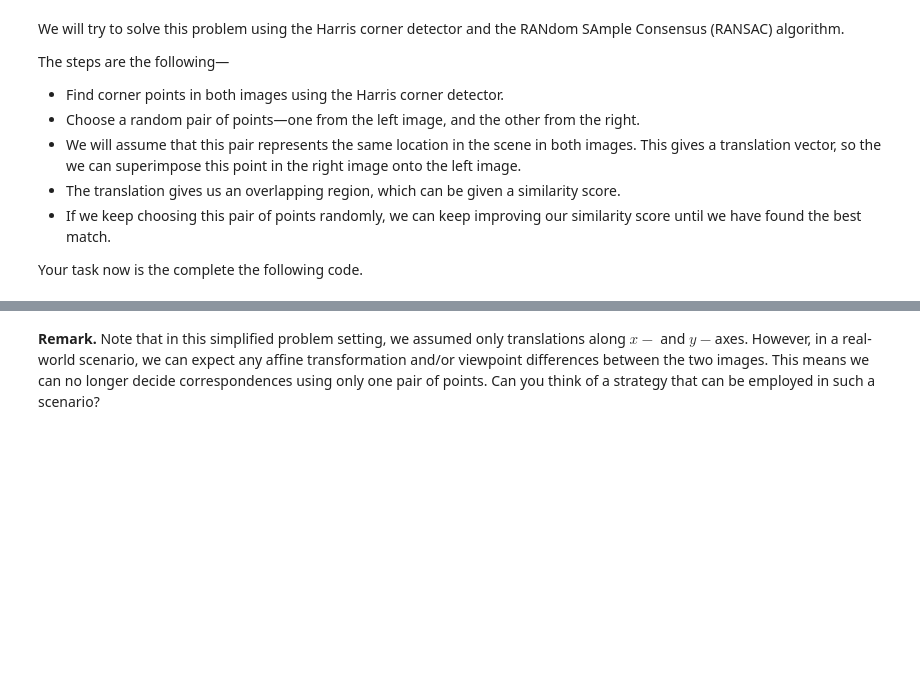
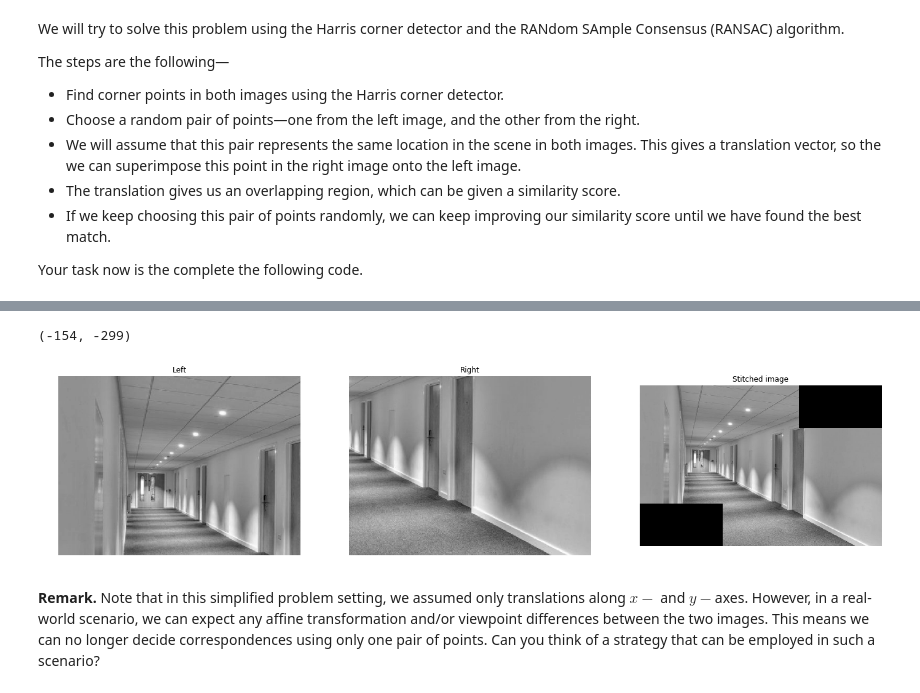
Before and after one commit to schwobr/VIC_Assignment1, a Jupyter notebook: VIC2018_Assignment1.ipynb, the cells around one changed output, grey strips where cells are left out. Cells and saved outputs as stored; diff of their text form; code cells hidden in the pictures; blank space fills up the shorter version.

```diff
--- a/VIC2018_Assignment1.ipynb
+++ b/VIC2018_Assignment1.ipynb
@@ -269,2 +340,26 @@ plt.imshow(corners_left, cmap='gray')
+# %%
+stitched_image = stitch_images(left_img, right_img, 5000, 0.2)
+
+plt.figure(figsize=(24,12))
+
+plt.subplot(1, 3, 1)
+plt.imshow(left_img, cmap='gray')
+plt.axis('off')
+plt.title('Left')
+
+plt.subplot(1, 3, 2)
+plt.imshow(right_img, cmap='gray')
+plt.axis('off')
+plt.title('Right')
+
+plt.subplot(1, 3, 3)
+plt.imshow(stitched_image, cmap='gray')
+plt.axis('off')
+plt.title('Stitched image')
+
+plt.show()
+# %% [output]
+(-154, -299)
+[figure, added]
 # %% [markdown]
 **Remark.** Note that in this simplified problem setting, we assumed only translations along $x-$ and $y-$axes. However, in a real-world scenario, we can expect any affine transformation and/or viewpoint differences between the two images. This means we can no longer decide correspondences using only one pair of points. Can you think of a strategy that can be employed in such a scenario?
```
Also changed, not shown: parts of 3 cells of this notebook.
